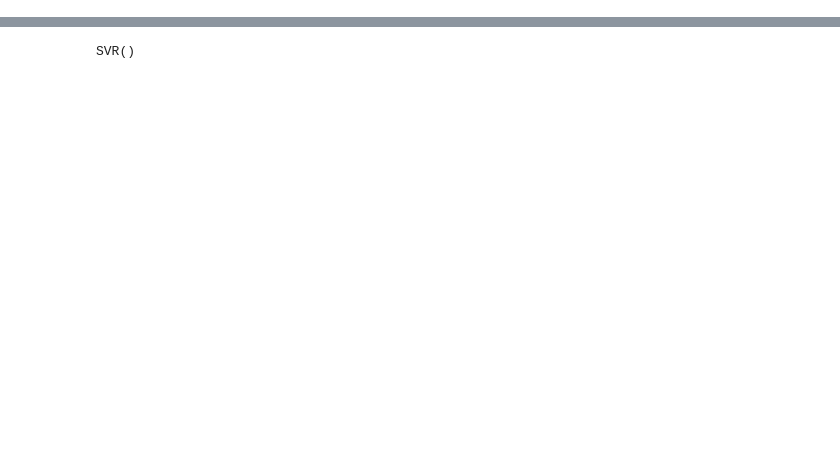
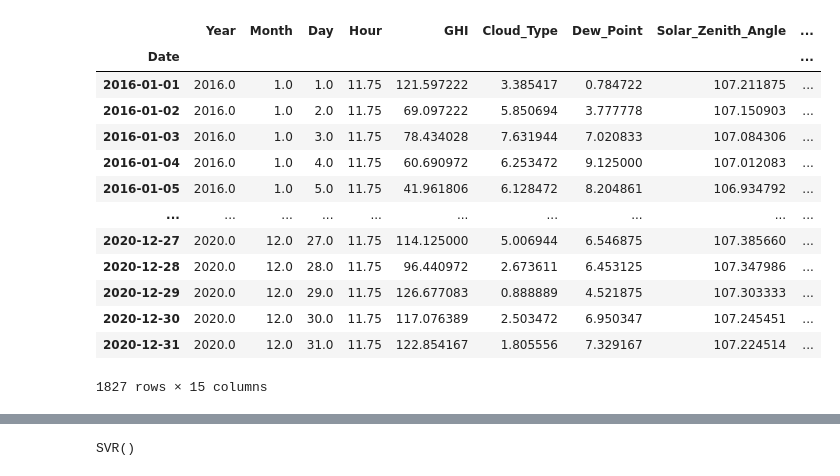
Before and after one commit to snvssk/data298A, a Jupyter notebook: SolarEnergy/MLModels/SVR.ipynb, the cells around one changed output, grey strips where cells are left out. Saved outputs shown, nothing was run; the diff lists cells and outputs as text; code cells hidden in the pictures; blank space fills up the shorter version.

```diff
--- a/SolarEnergy/MLModels/SVR.ipynb
+++ b/SolarEnergy/MLModels/SVR.ipynb
@@ -22,0 +27,3 @@ dataset['GHI'].isnull().values.sum()
+# %%
+df= pd.read_csv('/content/drive/MyDrive/final_weather.csv')
+df
@@ -22,0 +44,5 @@ dataset['GHI'].isnull().values.sum()
+# %%
+df_updated = df.copy()
+df_updated.isnull().sum()
+df_updated = df_updated.dropna()
+df_updated
@@ -23 +63,21 @@ dataset['GHI'].isnull().values.sum()
+# %%
+df_updated['Date'] = df_updated.apply(lambda row: datetime.strptime(f"{int(row.Year)}-{int(row.Month)}-{int(row.Day)}", '%Y-%m-%d'), axis=1)
+df_updated['Date'] = pd.to_datetime(df_updated['Date'])
+df_updated = df_updated.resample('D', on='Date').mean()
+df_updated
+# %% [output]
+|  | Year | Month | Day | Hour | GHI | Cloud_Type | Dew_Point | Solar_Zenith_Angle | ... |
+| Date |  |  |  |  |  |  |  |  | ... |
+| 2016-01-01 | 2016.0 | 1.0 | 1.0 | 11.75 | 121.597222 | 3.385417 | 0.784722 | 107.211875 | ... |
+| 2016-01-02 | 2016.0 | 1.0 | 2.0 | 11.75 | 69.097222 | 5.850694 | 3.777778 | 107.150903 | ... |
+| 2016-01-03 | 2016.0 | 1.0 | 3.0 | 11.75 | 78.434028 | 7.631944 | 7.020833 | 107.084306 | ... |
+| 2016-01-04 | 2016.0 | 1.0 | 4.0 | 11.75 | 60.690972 | 6.253472 | 9.125000 | 107.012083 | ... |
+| 2016-01-05 | 2016.0 | 1.0 | 5.0 | 11.75 | 41.961806 | 6.128472 | 8.204861 | 106.934792 | ... |
+| ... | ... | ... | ... | ... | ... | ... | ... | ... | ... |
+| 2020-12-27 | 2020.0 | 12.0 | 27.0 | 11.75 | 114.125000 | 5.006944 | 6.546875 | 107.385660 | ... |
+| 2020-12-28 | 2020.0 | 12.0 | 28.0 | 11.75 | 96.440972 | 2.673611 | 6.453125 | 107.347986 | ... |
+| 2020-12-29 | 2020.0 | 12.0 | 29.0 | 11.75 | 126.677083 | 0.888889 | 4.521875 | 107.303333 | ... |
+| 2020-12-30 | 2020.0 | 12.0 | 30.0 | 11.75 | 117.076389 | 2.503472 | 6.950347 | 107.245451 | ... |
+| 2020-12-31 | 2020.0 | 12.0 | 31.0 | 11.75 | 122.854167 | 1.805556 | 7.329167 | 107.224514 | ... |
+1827 rows × 15 columns
 # %%
```
Also changed, not shown: parts of 42 cells of this notebook.
